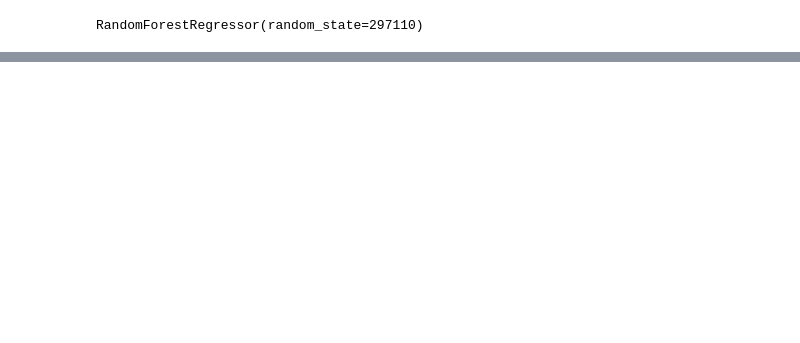
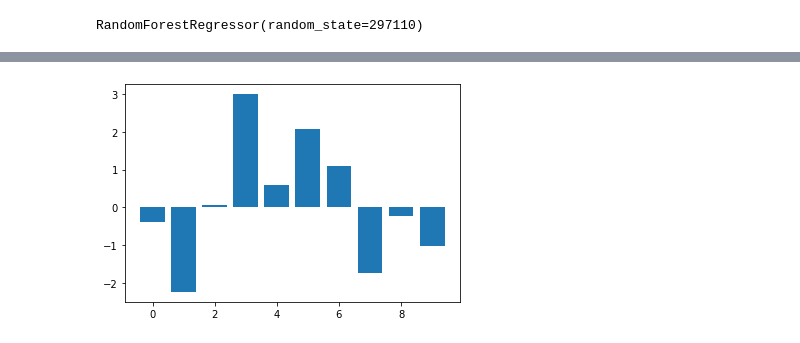
Before and after one commit to DarkArbiterr/AnalizaDanychStudents, a Jupyter notebook: Projekt_ED.ipynb, the cells around one changed output, grey strips where cells are left out. Drawn from its saved outputs; the diff is of its cells as text; code cells hidden in the pictures; blank space fills up the shorter version.

```diff
--- a/Projekt_ED.ipynb
+++ b/Projekt_ED.ipynb
@@ -1436,0 +1502,6 @@ waznosc_predyktorow(best_forest_reg.best_estimator_)
+# %%
+from matplotlib import pyplot
+pyplot.bar([x for x in range(len(model.coef_))], model.coef_)
+pyplot.show()
+# %% [output]
+[figure, added]
```
Also changed, not shown: parts of 75 cells of this notebook.
